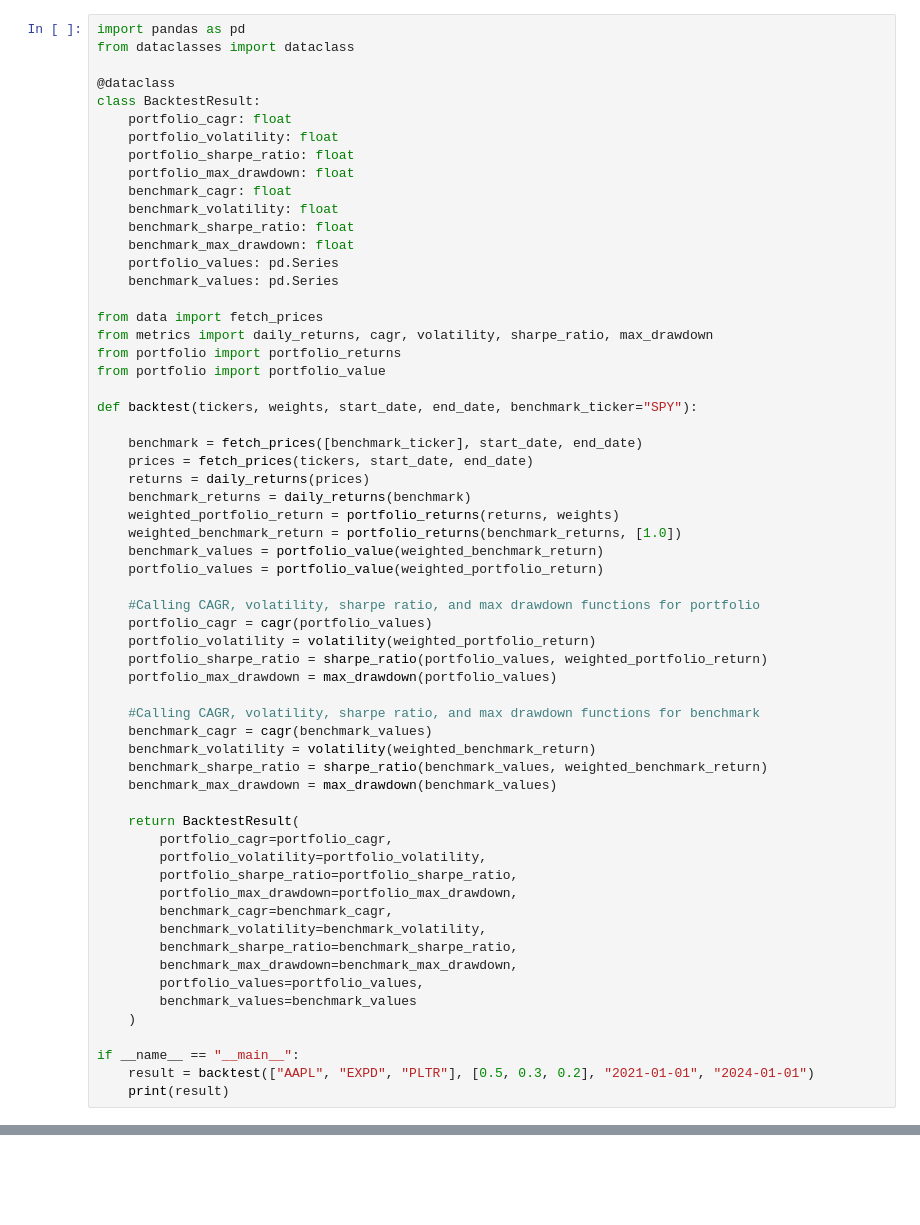
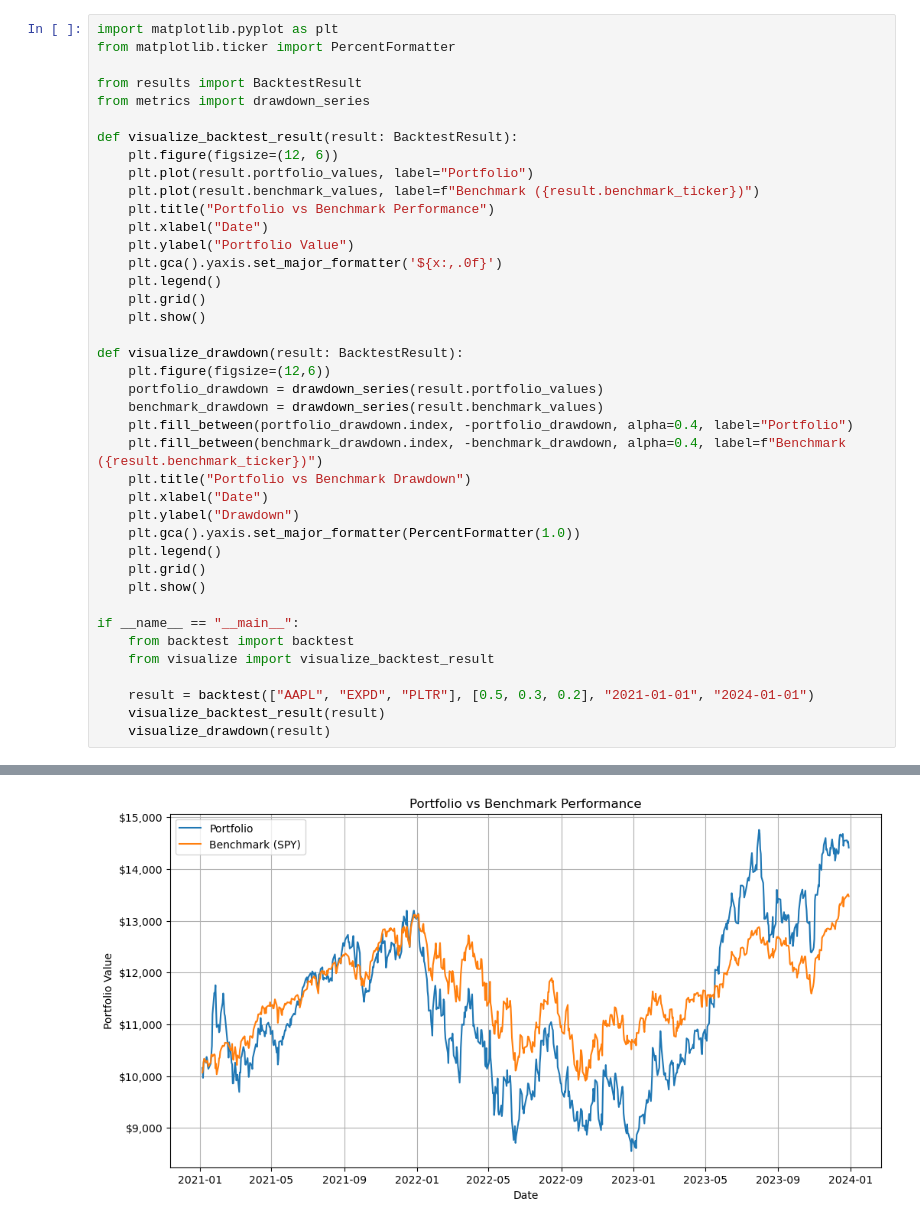
Before and after one commit to milolarson/portfolio_backtester, a Jupyter notebook: backtest-testing.ipynb, the cells around one changed output, grey strips where cells are left out. Cells and saved outputs as stored; diff of their text form; blank space fills up the shorter version.

Commit message:
Commiting new visualize and refactored metrics and portfolio modules.

```diff
--- a/backtest-testing.ipynb
+++ b/backtest-testing.ipynb
@@ -1,62 +1,41 @@
 # %%
-import pandas as pd
-from dataclasses import dataclass
+import matplotlib.pyplot as plt
+from matplotlib.ticker import PercentFormatter
 
-@dataclass
-class BacktestResult:
-    portfolio_cagr: float
-    portfolio_volatility: float
-    portfolio_sharpe_ratio: float
-    portfolio_max_drawdown: float
-    benchmark_cagr: float
-    benchmark_volatility: float
-    benchmark_sharpe_ratio: float
-    benchmark_max_drawdown: float
-    portfolio_values: pd.Series
-    benchmark_values: pd.Series
+from results import BacktestResult
+from metrics import drawdown_series
 
-from data import fetch_prices
-from metrics import daily_returns, cagr, volatility, sharpe_ratio, max_drawdown
-from portfolio import portfolio_returns
-from portfolio import portfolio_value
+def visualize_backtest_result(result: BacktestResult):
+    plt.figure(figsize=(12, 6))
+    plt.plot(result.portfolio_values, label="Portfolio")
+    plt.plot(result.benchmark_values, label=f"Benchmark ({result.benchmark_ticker})")
+    plt.title("Portfolio vs Benchmark Performance")
+    plt.xlabel("Date")
+    plt.ylabel("Portfolio Value")
+    plt.gca().yaxis.set_major_formatter('${x:,.0f}')
+    plt.legend()
+    plt.grid()
+    plt.show()
 
-def backtest(tickers, weights, start_date, end_date, benchmark_ticker="SPY"):
-
-    benchmark = fetch_prices([benchmark_ticker], start_date, end_date)
-    prices = fetch_prices(tickers, start_date, end_date)
-    returns = daily_returns(prices)
-    benchmark_returns = daily_returns(benchmark)
-    weighted_portfolio_return = portfolio_returns(returns, weights)
-    weighted_benchmark_return = portfolio_returns(benchmark_returns, [1.0])
-    benchmark_values = portfolio_value(weighted_benchmark_return)
-    portfolio_values = portfolio_value(weighted_portfolio_return)
-
-    #Calling CAGR, volatility, sharpe ratio, and max drawdown functions for portfolio
-    portfolio_cagr = cagr(portfolio_values)
-    portfolio_volatility = volatility(weighted_portfolio_return)
-    portfolio_sharpe_ratio = sharpe_ratio(portfolio_values, weighted_portfolio_return)
-    portfolio_max_drawdown = max_drawdown(portfolio_values)
-
-    #Calling CAGR, volatility, sharpe ratio, and max drawdown functions for benchmark
-    benchmark_cagr = cagr(benchmark_values)
-    benchmark_volatility = volatility(weighted_benchmark_return)
-    benchmark_sharpe_ratio = sharpe_ratio(benchmark_values, weighted_benchmark_return)
-    benchmark_max_drawdown = max_drawdown(benchmark_values)
-
-    return BacktestResult(
-        portfolio_cagr=portfolio_cagr,
-        portfolio_volatility=portfolio_volatility,
-        portfolio_sharpe_ratio=portfolio_sharpe_ratio,
-        portfolio_max_drawdown=portfolio_max_drawdown,
-        benchmark_cagr=benchmark_cagr,
-        benchmark_volatility=benchmark_volatility,
-        benchmark_sharpe_ratio=benchmark_sharpe_ratio,
-        benchmark_max_drawdown=benchmark_max_drawdown,
-        portfolio_values=portfolio_values,
-        benchmark_values=benchmark_values
-    )
+def visualize_drawdown(result: BacktestResult):
+    plt.figure(figsize=(12,6))
+    portfolio_drawdown = drawdown_series(result.portfolio_values)
+    benchmark_drawdown = drawdown_series(result.benchmark_values)
+    plt.fill_between(portfolio_drawdown.index, -portfolio_drawdown, alpha=0.4, label="Portfolio")
+    plt.fill_between(benchmark_drawdown.index, -benchmark_drawdown, alpha=0.4, label=f"Benchmark ({result.benchmark_ticker})")
+    plt.title("Portfolio vs Benchmark Drawdown")
+    plt.xlabel("Date")
+    plt.ylabel("Drawdown")
+    plt.gca().yaxis.set_major_formatter(PercentFormatter(1.0))
+    plt.legend()
+    plt.grid()
+    plt.show()
 
 if __name__ == "__main__":
+    from backtest import backtest
+    from visualize import visualize_backtest_result
+
     result = backtest(["AAPL", "EXPD", "PLTR"], [0.5, 0.3, 0.2], "2021-01-01", "2024-01-01")
-    print(result)
+    visualize_backtest_result(result)
+    visualize_drawdown(result)
 # %% [output]
@@ -63,0 +42 @@ ImportError: cannot import name 'portfolio_value' from 'portfolio' (c:\Users\Mil
+[figure, added]
```
Also changed, not shown: parts of 1 cell of this notebook, 4 other files.
